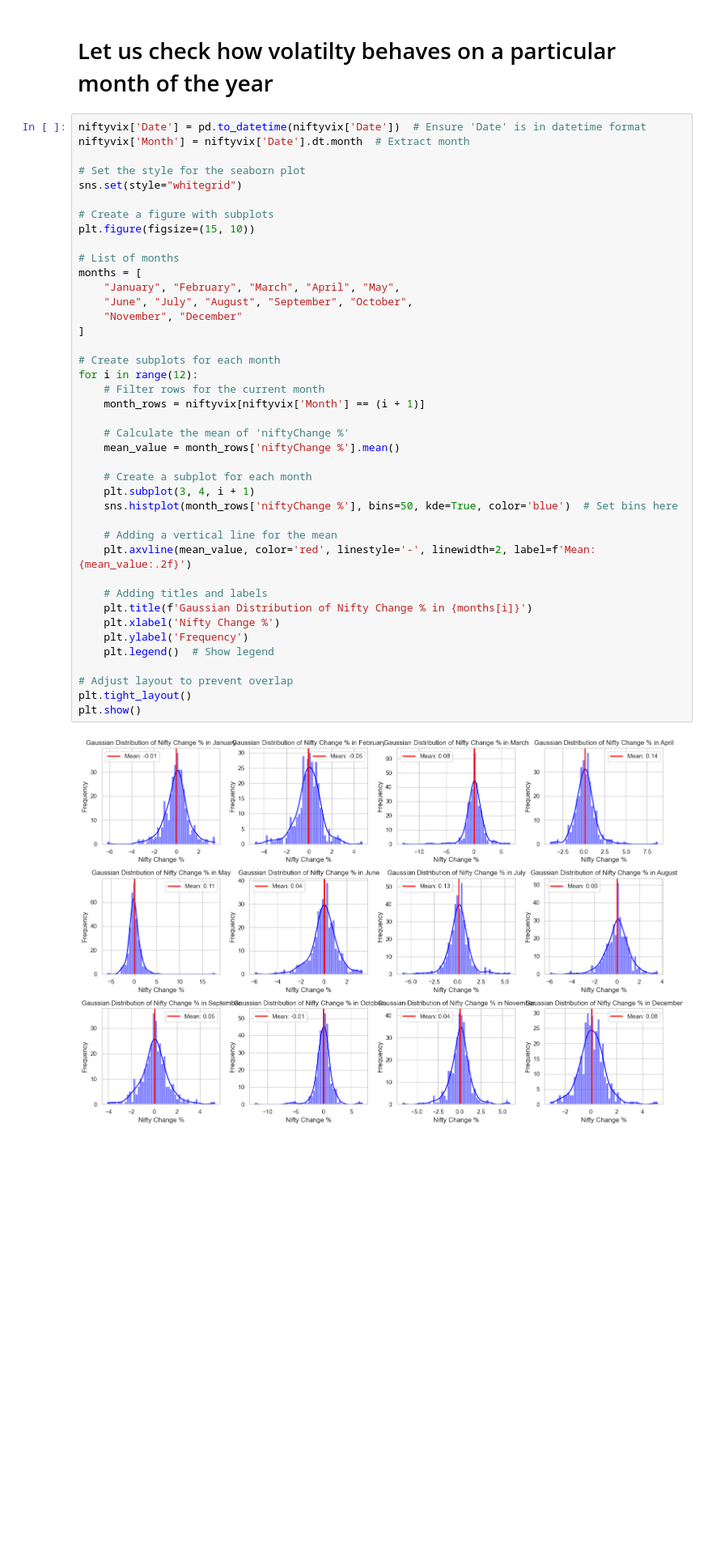
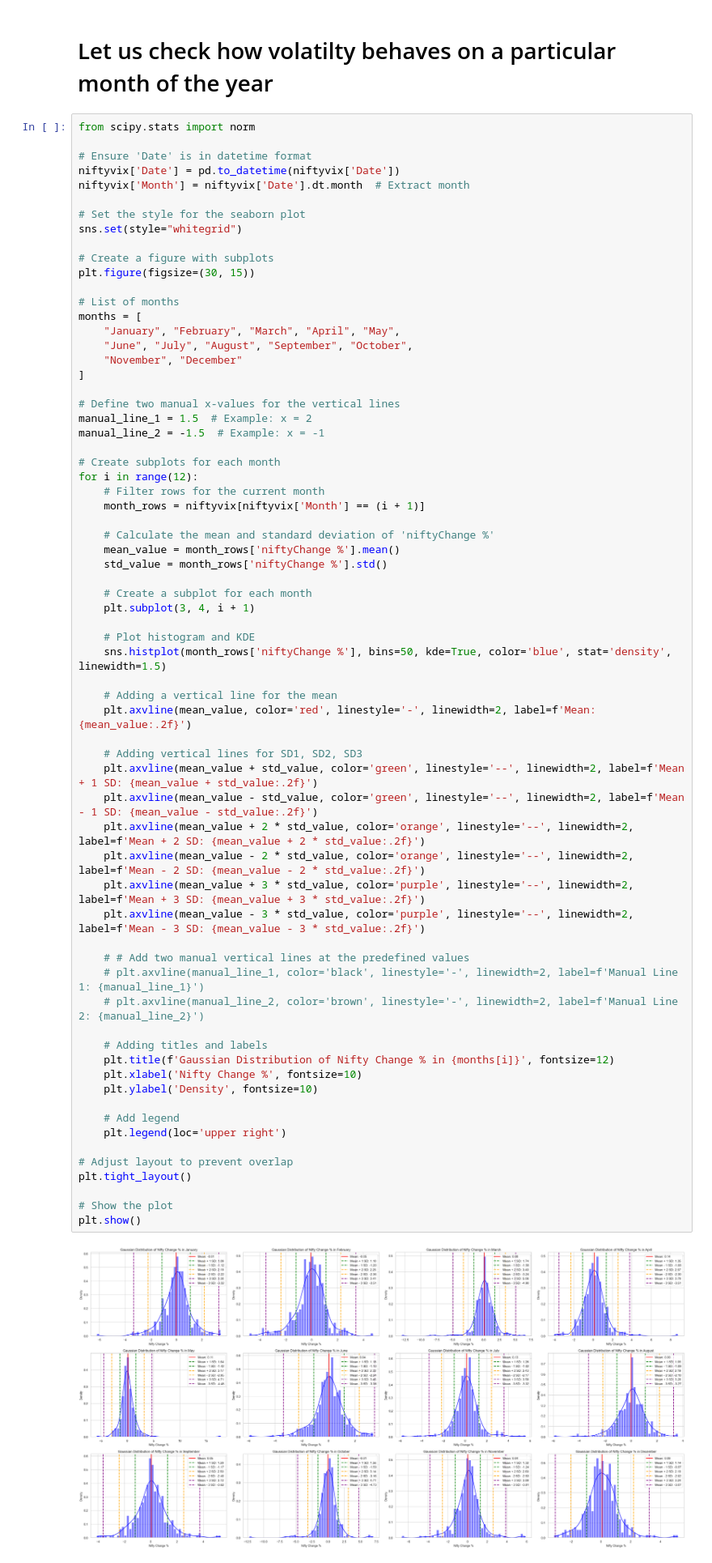
Before and after one commit to albertodavincishekhawat/IndiaVIXanalysis, a Jupyter notebook: AnalysingIndiaVIXdata.ipynb, the cells around one changed output. Shown at 81% size. Saved outputs shown, nothing was run; the diff lists cells and outputs as text; blank space fills up the shorter version.

```diff
--- a/AnalysingIndiaVIXdata.ipynb
+++ b/AnalysingIndiaVIXdata.ipynb
@@ -936,45 +938,71 @@ plt.show()
 # %% [markdown]
 # Let us check how volatilty behaves on a particular month of the year
 # %%
-niftyvix['Date'] = pd.to_datetime(niftyvix['Date'])  # Ensure 'Date' is in datetime format
+from scipy.stats import norm
+
+# Ensure 'Date' is in datetime format
+niftyvix['Date'] = pd.to_datetime(niftyvix['Date'])
 niftyvix['Month'] = niftyvix['Date'].dt.month  # Extract month
 
 # Set the style for the seaborn plot
 sns.set(style="whitegrid")
 
 # Create a figure with subplots
-plt.figure(figsize=(15, 10))
+plt.figure(figsize=(30, 15))
 
 # List of months
 months = [
     "January", "February", "March", "April", "May",
     "June", "July", "August", "September", "October",
     "November", "December"
 ]
 
+# Define two manual x-values for the vertical lines
+manual_line_1 = 1.5  # Example: x = 2
+manual_line_2 = -1.5  # Example: x = -1
+
 # Create subplots for each month
 for i in range(12):
     # Filter rows for the current month
     month_rows = niftyvix[niftyvix['Month'] == (i + 1)]
 
-    # Calculate the mean of 'niftyChange %'
+    # Calculate the mean and standard deviation of 'niftyChange %'
     mean_value = month_rows['niftyChange %'].mean()
+    std_value = month_rows['niftyChange %'].std()
 
     # Create a subplot for each month
     plt.subplot(3, 4, i + 1)
-    sns.histplot(month_rows['niftyChange %'], bins=50, kde=True, color='blue')  # Set bins here
+
+    # Plot histogram and KDE
+    sns.histplot(month_rows['niftyChange %'], bins=50, kde=True, color='blue', stat='density', linewidth=1.5)
 
     # Adding a vertical line for the mean
     plt.axvline(mean_value, color='red', linestyle='-', linewidth=2, label=f'Mean: {mean_value:.2f}')
 
+    # Adding vertical lines for SD1, SD2, SD3
+    plt.axvline(mean_value + std_value, color='green', linestyle='--', linewidth=2, label=f'Mean + 1 SD: {mean_value + std_value:.2f}')
+    plt.axvline(mean_value - std_value, color='green', linestyle='--', linewidth=2, label=f'Mean - 1 SD: {mean_value - std_value:.2f}')
+    plt.axvline(mean_value + 2 * std_value, color='orange', linestyle='--', linewidth=2, label=f'Mean + 2 SD: {mean_value + 2 * std_value:.2f}')
+    plt.axvline(mean_value - 2 * std_value, color='orange', linestyle='--', linewidth=2, label=f'Mean - 2 SD: {mean_value - 2 * std_value:.2f}')
+    plt.axvline(mean_value + 3 * std_value, color='purple', linestyle='--', linewidth=2, label=f'Mean + 3 SD: {mean_value + 3 * std_value:.2f}')
+    plt.axvline(mean_value - 3 * std_value, color='purple', linestyle='--', linewidth=2, label=f'Mean - 3 SD: {mean_value - 3 * std_value:.2f}')
+
+    # # Add two manual vertical lines at the predefined values
+    # plt.axvline(manual_line_1, color='black', linestyle='-', linewidth=2, label=f'Manual Line 1: {manual_line_1}')
+    # plt.axvline(manual_line_2, color='brown', linestyle='-', linewidth=2, label=f'Manual Line 2: {manual_line_2}')
+
     # Adding titles and labels
-    plt.title(f'Gaussian Distribution of Nifty Change % in {months[i]}')
-    plt.xlabel('Nifty Change %')
-    plt.ylabel('Frequency')
-    plt.legend()  # Show legend
+    plt.title(f'Gaussian Distribution of Nifty Change % in {months[i]}', fontsize=12)
+    plt.xlabel('Nifty Change %', fontsize=10)
+    plt.ylabel('Density', fontsize=10)
+
+    # Add legend
+    plt.legend(loc='upper right')
 
 # Adjust layout to prevent overlap
 plt.tight_layout()
+
+# Show the plot
 plt.show()
 # %% [output]
-[figure, old version]
+[figure, new version]
```
Also changed, not shown: parts of 4 cells of this notebook.
